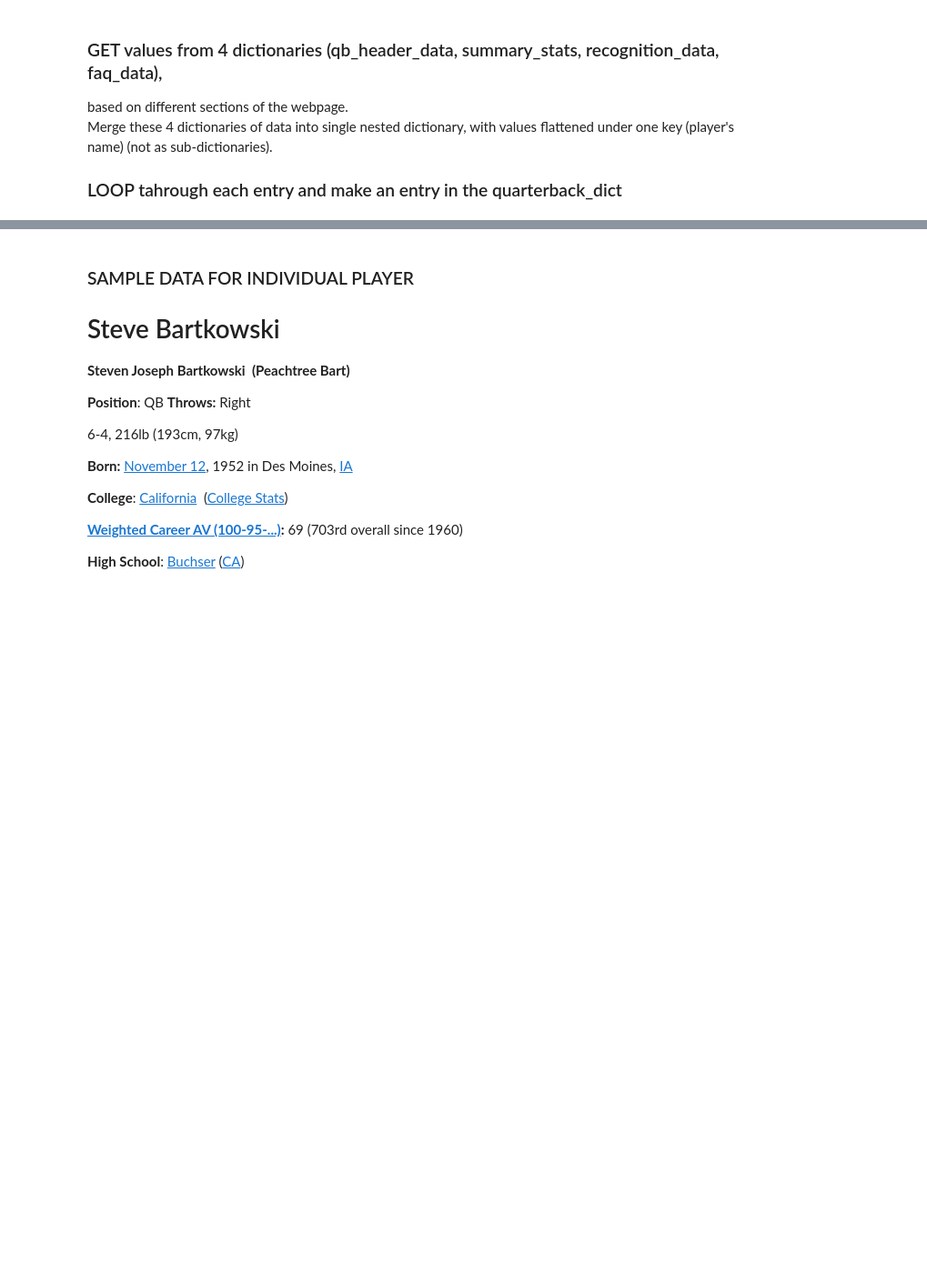
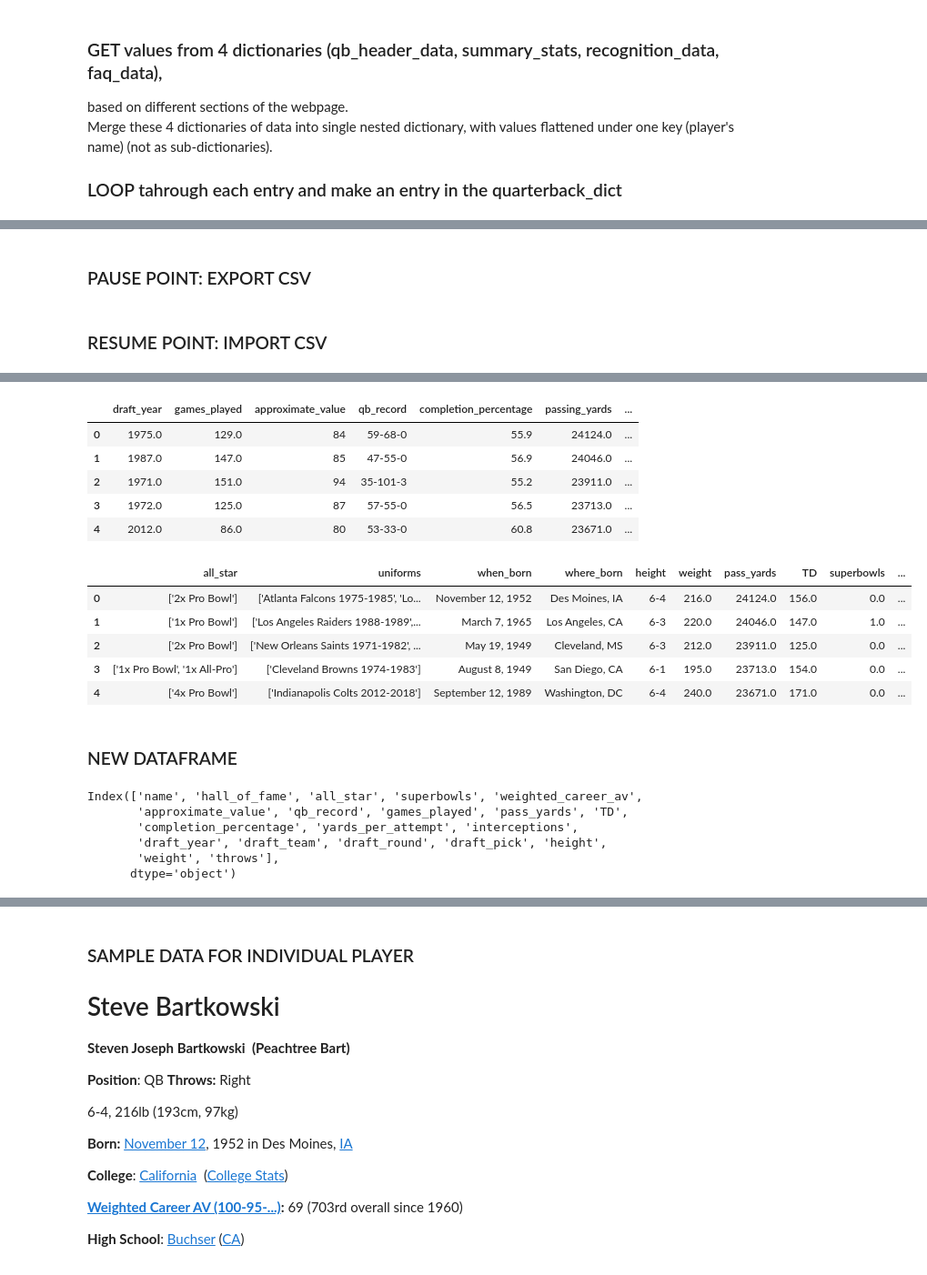
Before and after one commit to willablackmon/nfl_quarterback_draft, a Jupyter notebook: data_sourcing/pro_ref_individ.ipynb, the cells around one changed output, grey strips where cells are left out. Shown at 91% size. Drawn from its saved outputs; the diff is of its cells as text; code cells hidden in the pictures; blank space fills up the shorter version.

```diff
--- a/data_sourcing/pro_ref_individ.ipynb
+++ b/data_sourcing/pro_ref_individ.ipynb
@@ -493,0 +548,2 @@ TypeError: unhashable type: 'list'
+# %% [markdown]
+### PAUSE POINT: EXPORT CSV
@@ -493,0 +556,14 @@ TypeError: unhashable type: 'list'
+# %% [markdown]
+### RESUME POINT: IMPORT CSV
+# %%
+# Import CSV   pro_ref_individ_raw.csv
+import pandas as pd
+
+
+rel_path = "../Data_Artifacts/pro_ref_individ_raw.csv"
+individ_df = pd.read_csv(rel_path)
+
+display(individ_df.iloc[:,:10].head())
+display(individ_df.iloc[:,10:20].head())
+display(individ_df.iloc[:,20:].head())
+# %% [output]
@@ -493,0 +576,34 @@ TypeError: unhashable type: 'list'
+|  | draft_year | games_played | approximate_value | qb_record | completion_percentage | passing_yards | ... |
+| 0 | 1975.0 | 129.0 | 84 | 59-68-0 | 55.9 | 24124.0 | ... |
+| 1 | 1987.0 | 147.0 | 85 | 47-55-0 | 56.9 | 24046.0 | ... |
+| 2 | 1971.0 | 151.0 | 94 | 35-101-3 | 55.2 | 23911.0 | ... |
+| 3 | 1972.0 | 125.0 | 87 | 57-55-0 | 56.5 | 23713.0 | ... |
+| 4 | 2012.0 | 86.0 | 80 | 53-33-0 | 60.8 | 23671.0 | ... |
+|  | all_star | uniforms | when_born | where_born | height | weight | pass_yards | TD | superbowls | ... |
+| 0 | ['2x Pro Bowl'] | ['Atlanta Falcons 1975-1985', 'Lo... | November 12, 1952 | Des Moines, IA | 6-4 | 216.0 | 24124.0 | 156.0 | 0.0 | ... |
+| 1 | ['1x Pro Bowl'] | ['Los Angeles Raiders 1988-1989',... | March 7, 1965 | Los Angeles, CA | 6-3 | 220.0 | 24046.0 | 147.0 | 1.0 | ... |
+| 2 | ['2x Pro Bowl'] | ['New Orleans Saints 1971-1982', ... | May 19, 1949 | Cleveland, MS | 6-3 | 212.0 | 23911.0 | 125.0 | 0.0 | ... |
+| 3 | ['1x Pro Bowl', '1x All-Pro'] | ['Cleveland Browns 1974-1983'] | August 8, 1949 | San Diego, CA | 6-1 | 195.0 | 23713.0 | 154.0 | 0.0 | ... |
+| 4 | ['4x Pro Bowl'] | ['Indianapolis Colts 2012-2018'] | September 12, 1989 | Washington, DC | 6-4 | 240.0 | 23671.0 | 171.0 | 0.0 | ... |
+# %% [markdown]
+### NEW DATAFRAME
+# %%
+# Assuming individ_df is your DataFrame
+cleaning_df = individ_df.copy()
+cleaning_df = cleaning_df[[
+    'name', 'hall_of_fame', 'all_star', 'superbowls',
+    'weighted_career_av', 'approximate_value', 'qb_record', 'games_played',
+    'pass_yards', 'TD', 'completion_percentage',
+    'yards_per_attempt', 'interceptions',
+    'draft_year', 'draft_team', 'draft_round', 'draft_pick',
+    'height', 'weight', 'throws'
+]]
+
+cleaning_df.columns
+# %% [output]
+Index(['name', 'hall_of_fame', 'all_star', 'superbowls', 'weighted_career_av',
+       'approximate_value', 'qb_record', 'games_played', 'pass_yards', 'TD',
+       'completion_percentage', 'yards_per_attempt', 'interceptions',
+       'draft_year', 'draft_team', 'draft_round', 'draft_pick', 'height',
+       'weight', 'throws'],
+      dtype='object')
```
Also changed, not shown: parts of 55 cells of this notebook, 3 other files.
